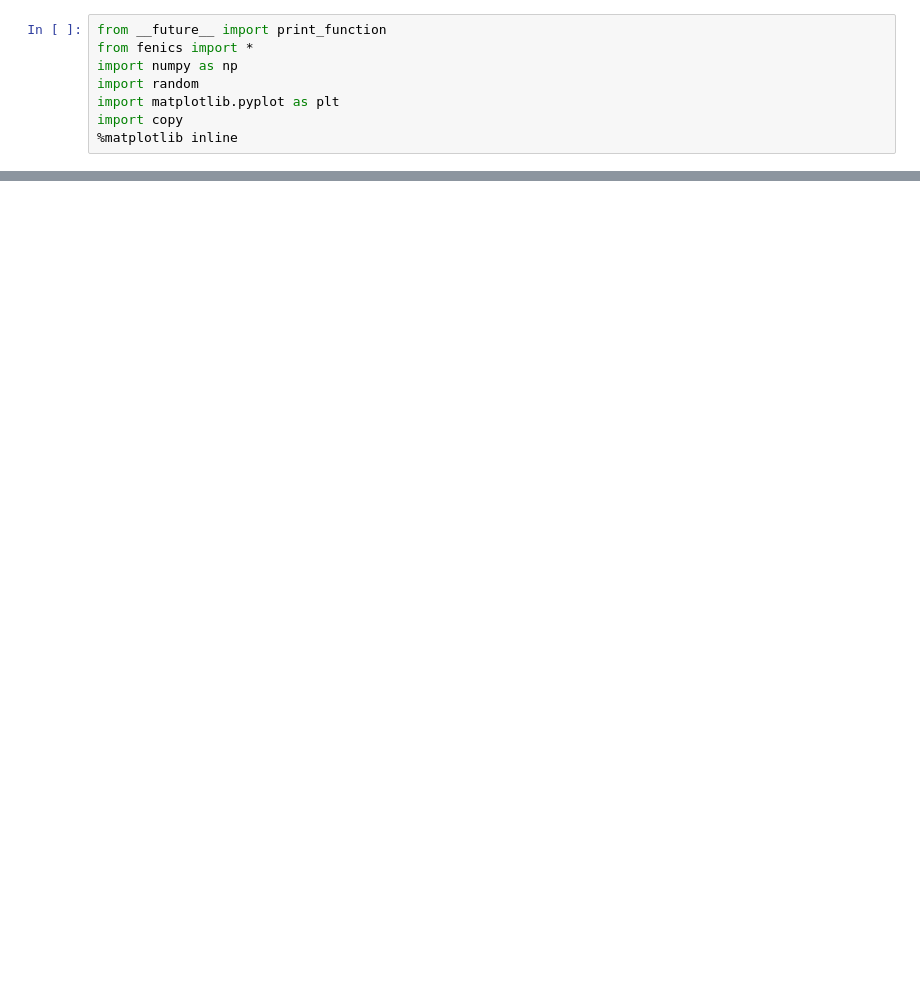
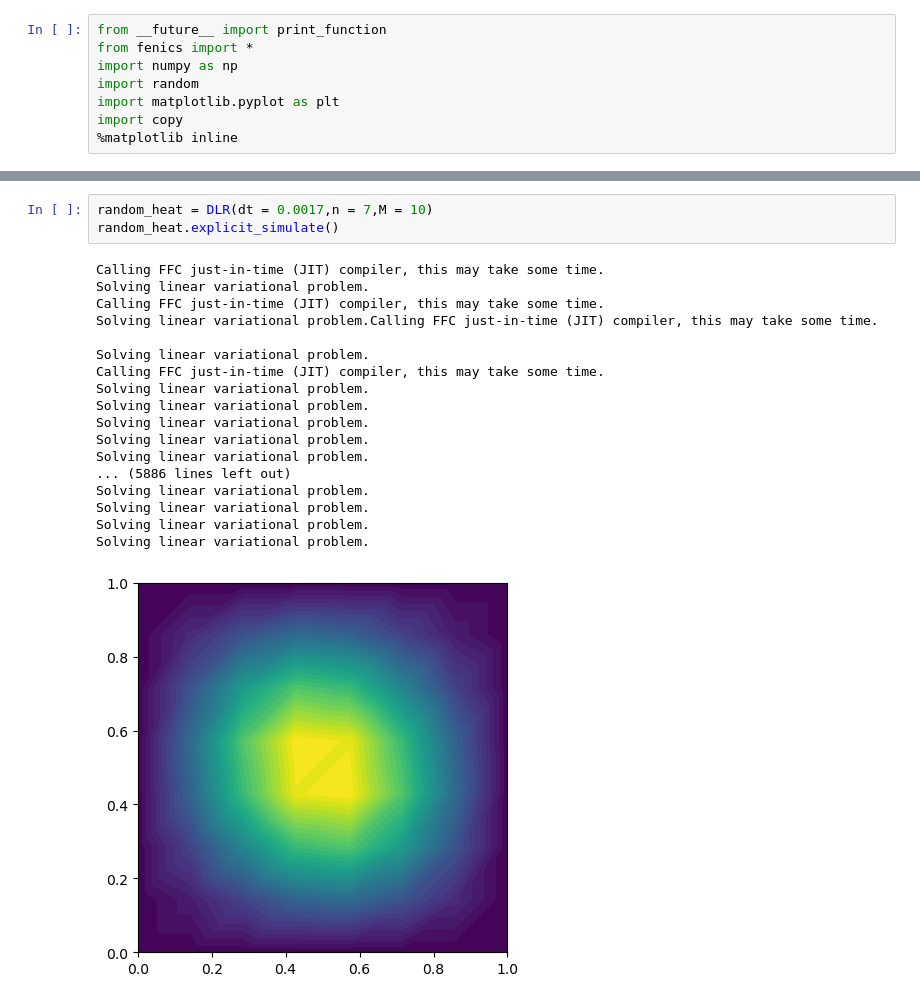
Before and after one commit to Naokikiki/Random_heat, a Jupyter notebook: random_heat/DLR.ipynb, the cells around one changed output, grey strips where cells are left out. Cells and saved outputs as stored; diff of their text form; blank space fills up the shorter version.

```diff
--- a/random_heat/DLR.ipynb
+++ b/random_heat/DLR.ipynb
@@ -278,0 +428,22 @@ Calling FFC just-in-time (JIT) compiler, this may take some time.
+# %%
+random_heat = DLR(dt = 0.0017,n = 7,M = 10)
+random_heat.explicit_simulate()
+# %% [output]
+Calling FFC just-in-time (JIT) compiler, this may take some time.
+Solving linear variational problem.
+Calling FFC just-in-time (JIT) compiler, this may take some time.
+Solving linear variational problem.Calling FFC just-in-time (JIT) compiler, this may take some time.
+
+Solving linear variational problem.
+Calling FFC just-in-time (JIT) compiler, this may take some time.
+Solving linear variational problem.
+Solving linear variational problem.
+Solving linear variational problem.
+Solving linear variational problem.
+Solving linear variational problem.
+... (5886 lines left out)
+Solving linear variational problem.
+Solving linear variational problem.
+Solving linear variational problem.
+Solving linear variational problem.
+[figure, added]
```
Also changed, not shown: parts of 7 cells of this notebook.
